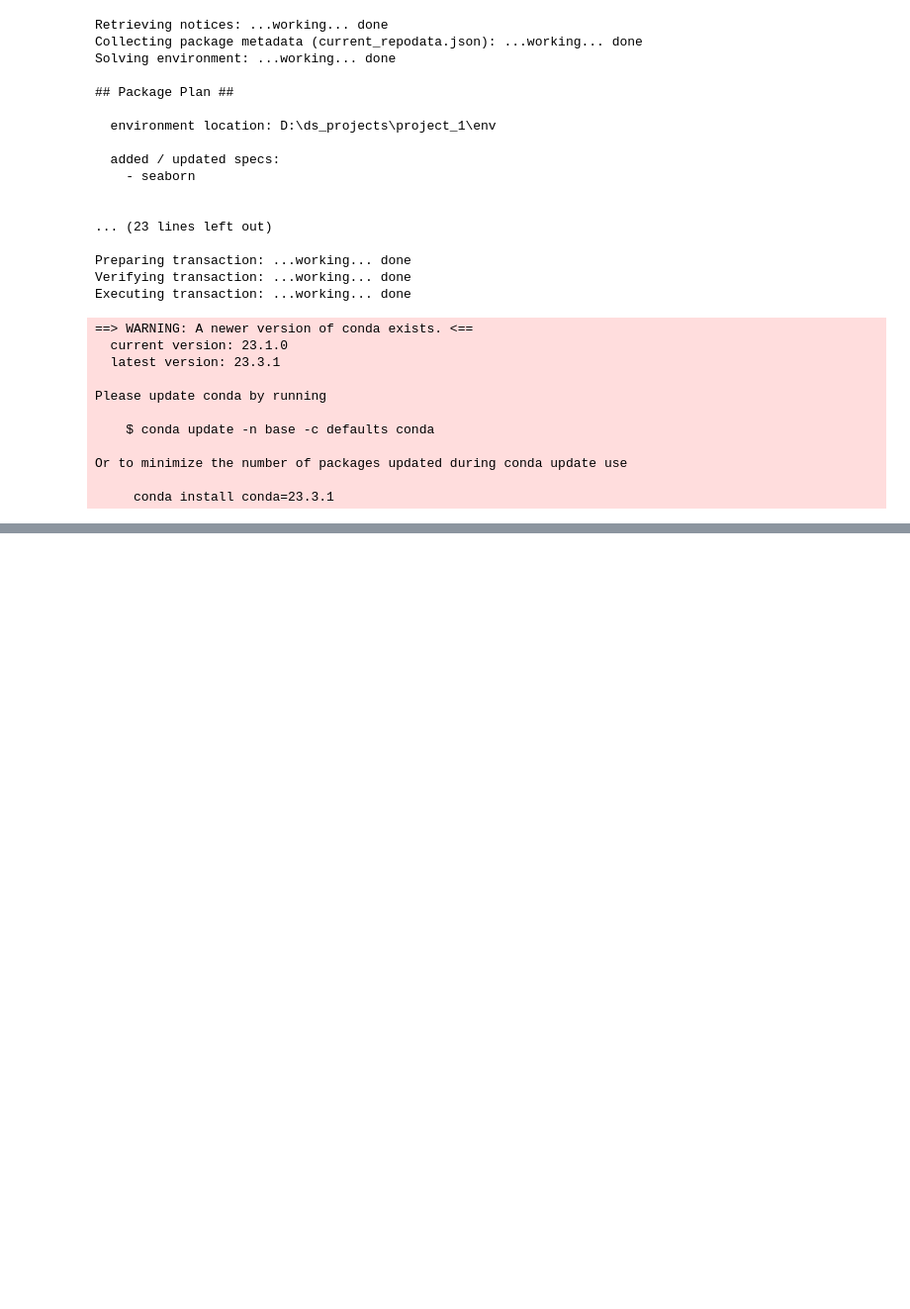
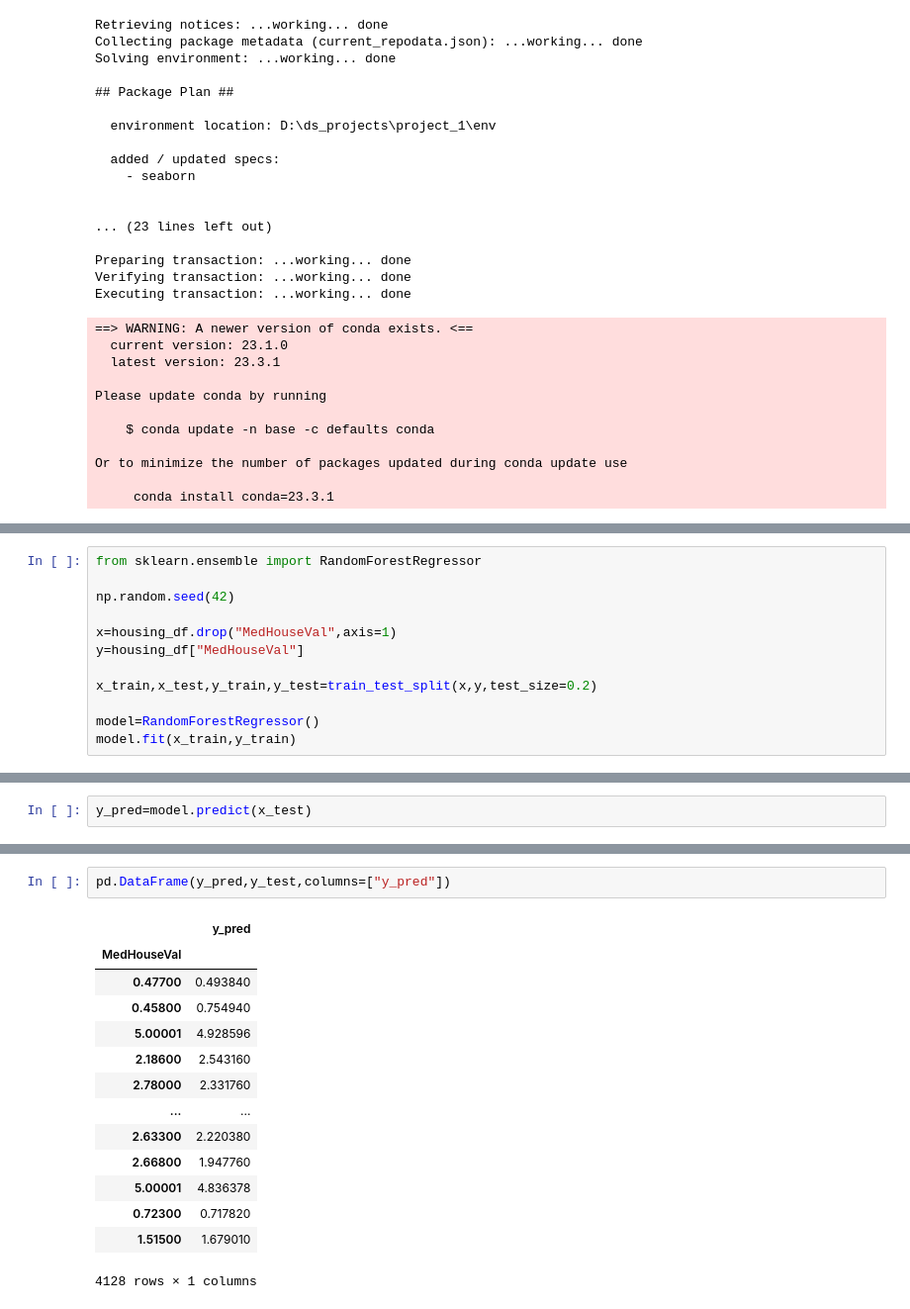
Before and after one commit to prashantuchiha/DS-sample, a Jupyter notebook: project_1/intro to scikit learn.ipynb, the cells around one changed output, grey strips where cells are left out. Shown at 99% size. Saved outputs shown, nothing was run; the diff lists cells and outputs as text; blank space fills up the shorter version.

```diff
--- a/project_1/intro to scikit learn.ipynb
+++ b/project_1/intro to scikit learn.ipynb
@@ -1259,0 +1352,12 @@ sns.heatmap(conf_mat)
+# %%
+from sklearn.ensemble import RandomForestRegressor
+
+np.random.seed(42)
+
+x=housing_df.drop("MedHouseVal",axis=1)
+y=housing_df["MedHouseVal"]
+
+x_train,x_test,y_train,y_test=train_test_split(x,y,test_size=0.2)
+
+model=RandomForestRegressor()
+model.fit(x_train,y_train)
@@ -1259,0 +1370,2 @@ sns.heatmap(conf_mat)
+# %%
+y_pred=model.predict(x_test)
@@ -1259,0 +1381,17 @@ sns.heatmap(conf_mat)
+# %%
+pd.DataFrame(y_pred,y_test,columns=["y_pred"])
+# %% [output]
+|  | y_pred |
+| MedHouseVal |  |
+| 0.47700 | 0.493840 |
+| 0.45800 | 0.754940 |
+| 5.00001 | 4.928596 |
+| 2.18600 | 2.543160 |
+| 2.78000 | 2.331760 |
+| ... | ... |
+| 2.63300 | 2.220380 |
+| 2.66800 | 1.947760 |
+| 5.00001 | 4.836378 |
+| 0.72300 | 0.717820 |
+| 1.51500 | 1.679010 |
+4128 rows × 1 columns
```
Also changed, not shown: parts of 23 cells of this notebook.
